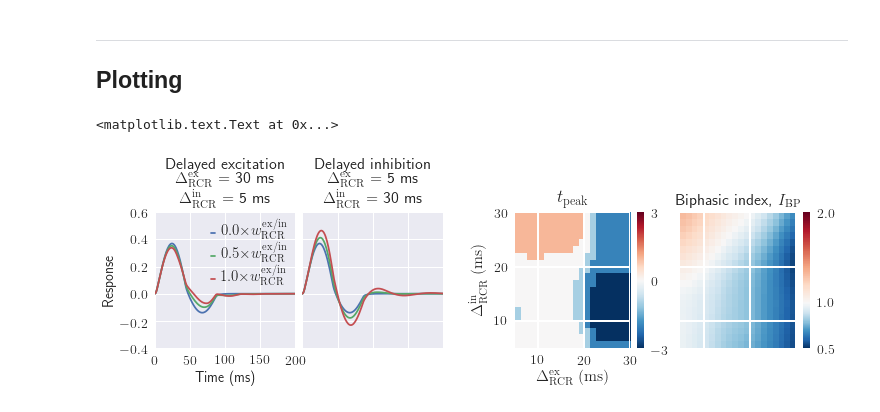
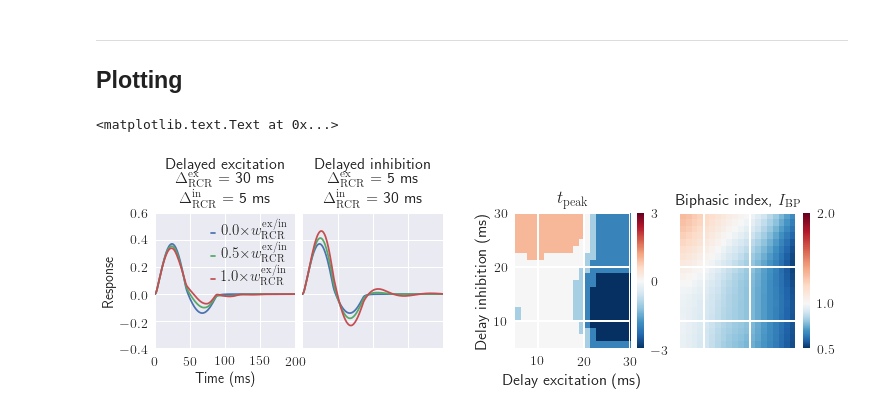
Before and after one commit to miladh/edog-simulations, a Jupyter notebook: irf_temporal_params_mix_fb/irf_temporal_params_mix_fb.ipynb, the cells around one changed output. Cells and saved outputs as stored; diff of their text form; code cells hidden in the pictures.

Commit message:
updates in temporal freq figure and mix temporal params

```diff
--- a/irf_temporal_params_mix_fb/irf_temporal_params_mix_fb.ipynb
+++ b/irf_temporal_params_mix_fb/irf_temporal_params_mix_fb.ipynb
@@ -203,33 +203,33 @@ ax1.set_ylabel("Response")
 ax2.set_title("Delayed inhibition \n {} = {} \n {} = {}".format(r"$\Delta_\mathrm{RCR}^\mathrm{ex}$", delayed_in["delay_ex"],
                                                                 r"$\Delta_\mathrm{RCR}^\mathrm{in}$", delayed_in["delay_in"]))
 ax1.set_title("Delayed excitation \n {} = {} \n {} = {}".format(r"$\Delta_\mathrm{RCR}^\mathrm{ex}$", delayed_ex["delay_ex"],
                                                                 r"$\Delta_\mathrm{RCR}^\mathrm{in}$", delayed_ex["delay_in"]))
 
 # t_peak plot
 t_peak = (irf_data["mix"]["t_peak"].rescale("ms") - irf_data["ff_ex"]["t_peak"]).magnitude
 im1 = ax3.imshow(t_peak, aspect="auto", origin="lower", cmap=cmap, extent=extent,
                  interpolation=interpolation, vmin=t_peak_vmin, vmax=t_peak_vmax,
                  norm=MidpointNormalize(midpoint=0.))
 
 plt.colorbar(im1, ax=ax3, ticks=[t_peak_vmin, 0, t_peak_vmax])
 ax3.grid(color="w", lw=2)
 
 # Biphasic index plot
 I_bp = irf_data["mix"]["I_bp"] / irf_data["ff_ex"]["I_bp"]
 im2 = ax4.imshow(I_bp, aspect="auto", origin="lower", cmap=cmap, extent=extent,
                  interpolation=interpolation, vmin=I_bp_vmin, vmax=I_bp_vmax,
                  norm=MidpointNormalize(midpoint=1.))
 
 plt.colorbar(im2, ax=ax4, ticks=[I_bp_vmin, 1, I_bp_vmax])
 ax4.set_xticklabels([])
 ax4.set_yticklabels([])
 ax4.grid(color="w", lw=2)
 
 
 ax3.set_title(r"$t_\mathrm{peak}$", fontsize=18)
 ax4.set_title(r"Biphasic index, $I_\mathrm{BP}$")
-ax3.set_ylabel(r"$\Delta_\mathrm{RCR}^\mathrm{in}\; (\mathrm{ms})$", fontsize=16)
-ax3.set_xlabel(r"$\Delta_\mathrm{RCR}^\mathrm{ex}\; (\mathrm{ms})$", fontsize=16)
+ax3.set_ylabel(r"Delay inhibition (ms)", fontsize=16)
+ax3.set_xlabel(r"Delay excitation (ms)", fontsize=16)
 # %% [output]
 <matplotlib.text.Text at 0x...>
-[figure, old version]
+[figure, new version]
```
Also changed, not shown: 1 other file.
